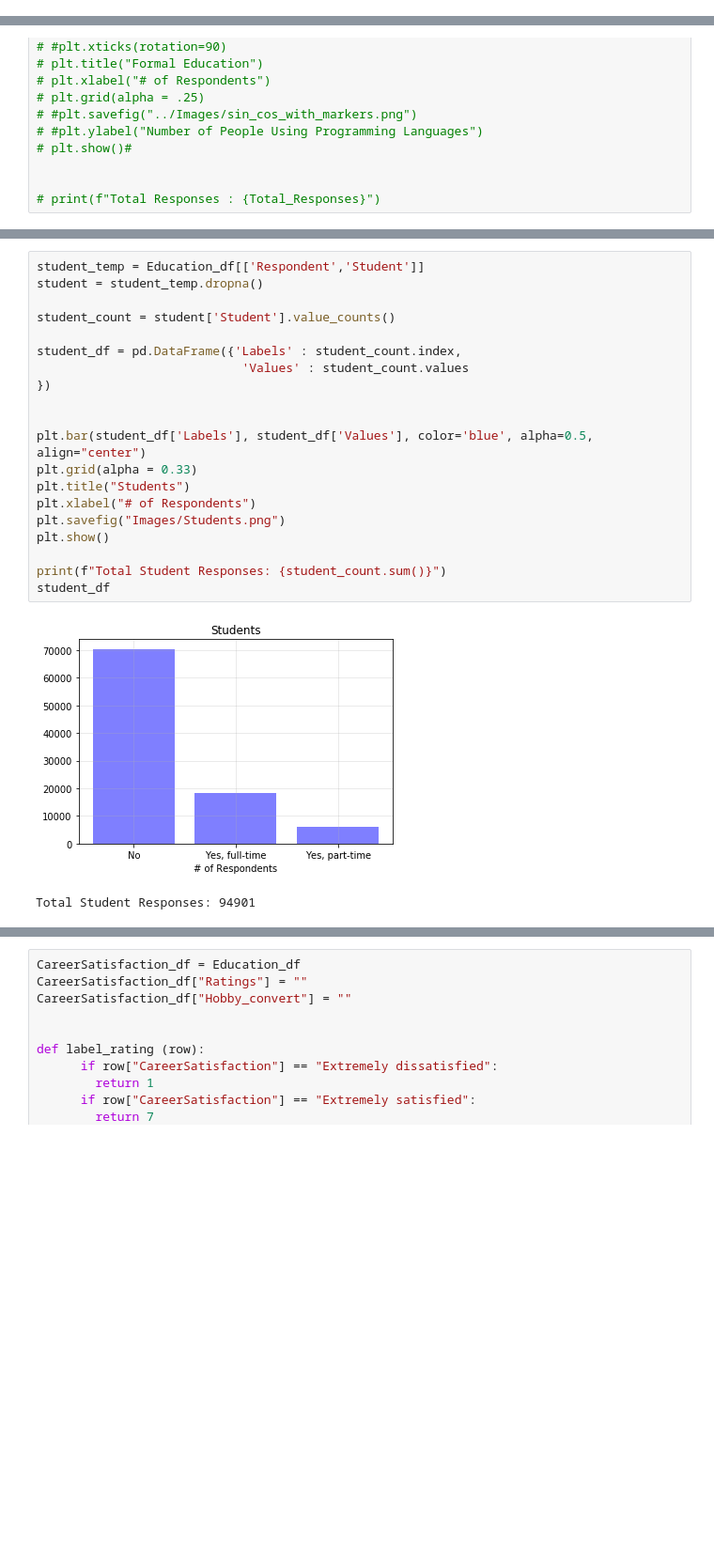
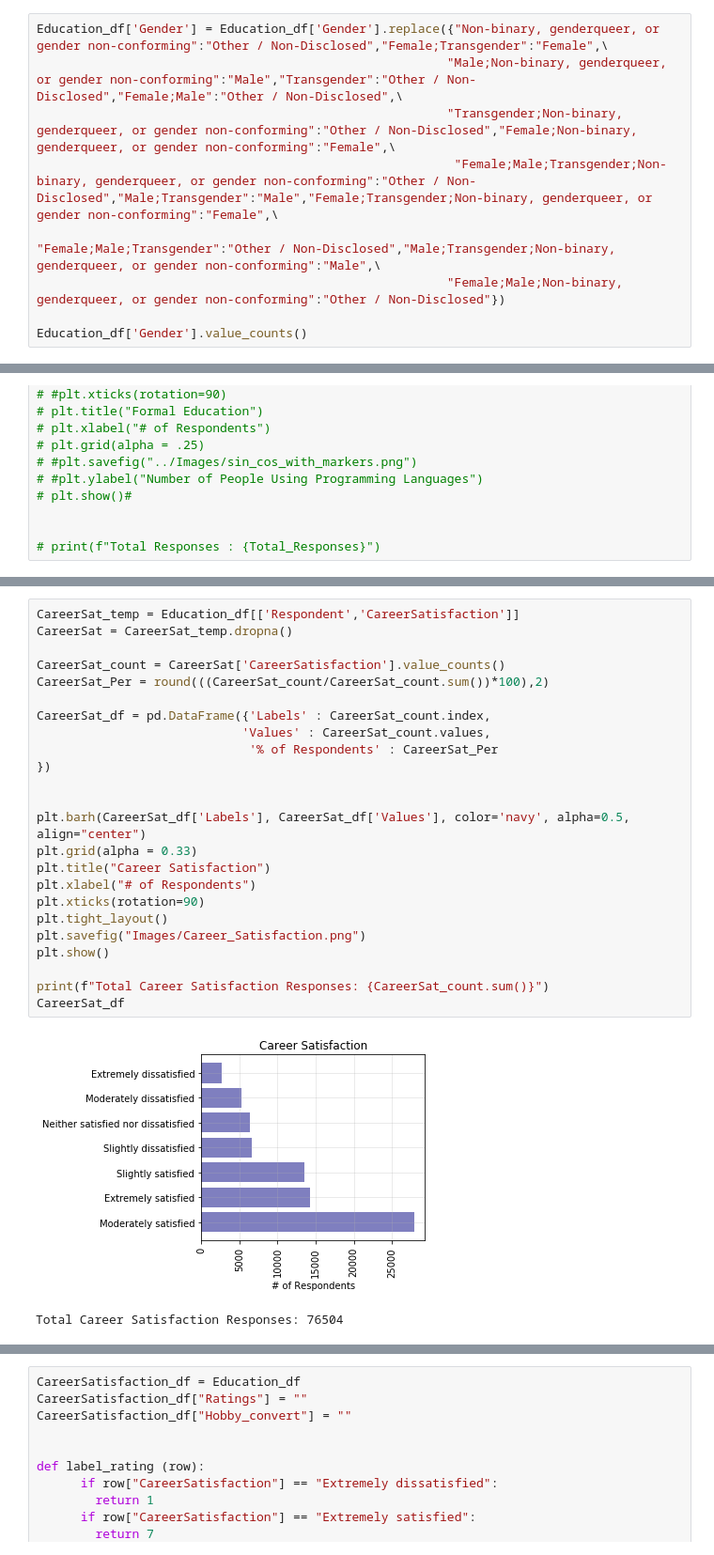
Before and after one commit to poojasheelvanth/Group-5-monwed, a Jupyter notebook: Stack_Survey_Analysis.ipynb, the cells around one changed output, grey strips where cells are left out. Shown at 94% size. Drawn from its saved outputs; the diff is of its cells as text; blank space fills up the shorter version.

```diff
--- a/Stack_Survey_Analysis.ipynb
+++ b/Stack_Survey_Analysis.ipynb
@@ -74,3 +78,12 @@ Fine Arts/Performing Arts                      1135
 I never declared a major                        693
 Health Science                                  246
 Name: UndergradMajor, dtype: int64
+# %%
+Education_df['Gender'] = Education_df['Gender'].replace({"Non-binary, genderqueer, or gender non-conforming":"Other / Non-Disclosed","Female;Transgender":"Female",\
+                                                        "Male;Non-binary, genderqueer, or gender non-conforming":"Male","Transgender":"Other / Non-Disclosed","Female;Male":"Other / Non-Disclosed",\
+                                                        "Transgender;Non-binary, genderqueer, or gender non-conforming":"Other / Non-Disclosed","Female;Non-binary, genderqueer, or gender non-conforming":"Female",\
+                                                         "Female;Male;Transgender;Non-binary, genderqueer, or gender non-conforming":"Other / Non-Disclosed","Male;Transgender":"Male","Female;Transgender;Non-binary, genderqueer, or gender non-conforming":"Female",\
+                                                         "Female;Male;Transgender":"Other / Non-Disclosed","Male;Transgender;Non-binary, genderqueer, or gender non-conforming":"Male",\
+                                                        "Female;Male;Non-binary, genderqueer, or gender non-conforming":"Other / Non-Disclosed"})
+
+Education_df['Gender'].value_counts()
@@ -175,23 +493,27 @@ Total Undergraduate Major responses: 79036
 # %%
-student_temp = Education_df[['Respondent','Student']]
-student = student_temp.dropna()
+CareerSat_temp = Education_df[['Respondent','CareerSatisfaction']]
+CareerSat = CareerSat_temp.dropna()
 
-student_count = student['Student'].value_counts()
+CareerSat_count = CareerSat['CareerSatisfaction'].value_counts()
+CareerSat_Per = round(((CareerSat_count/CareerSat_count.sum())*100),2)
 
-student_df = pd.DataFrame({'Labels' : student_count.index,
-                            'Values' : student_count.values
+CareerSat_df = pd.DataFrame({'Labels' : CareerSat_count.index,
+                            'Values' : CareerSat_count.values,
+                             '% of Respondents' : CareerSat_Per
 })
 
 
-plt.bar(student_df['Labels'], student_df['Values'], color='blue', alpha=0.5, align="center")
+plt.barh(CareerSat_df['Labels'], CareerSat_df['Values'], color='navy', alpha=0.5, align="center")
 plt.grid(alpha = 0.33)
-plt.title("Students")
+plt.title("Career Satisfaction")
 plt.xlabel("# of Respondents")
-plt.savefig("Images/Students.png")
+plt.xticks(rotation=90)
+plt.tight_layout()
+plt.savefig("Images/Career_Satisfaction.png")
 plt.show()
 
-print(f"Total Student Responses: {student_count.sum()}")
-student_df
+print(f"Total Career Satisfaction Responses: {CareerSat_count.sum()}")
+CareerSat_df
 # %% [output]
-[figure, old version]
+[figure, new version]
-Total Student Responses: 94901
+Total Career Satisfaction Responses: 76504
```
Also changed, not shown: parts of 35 cells of this notebook.
